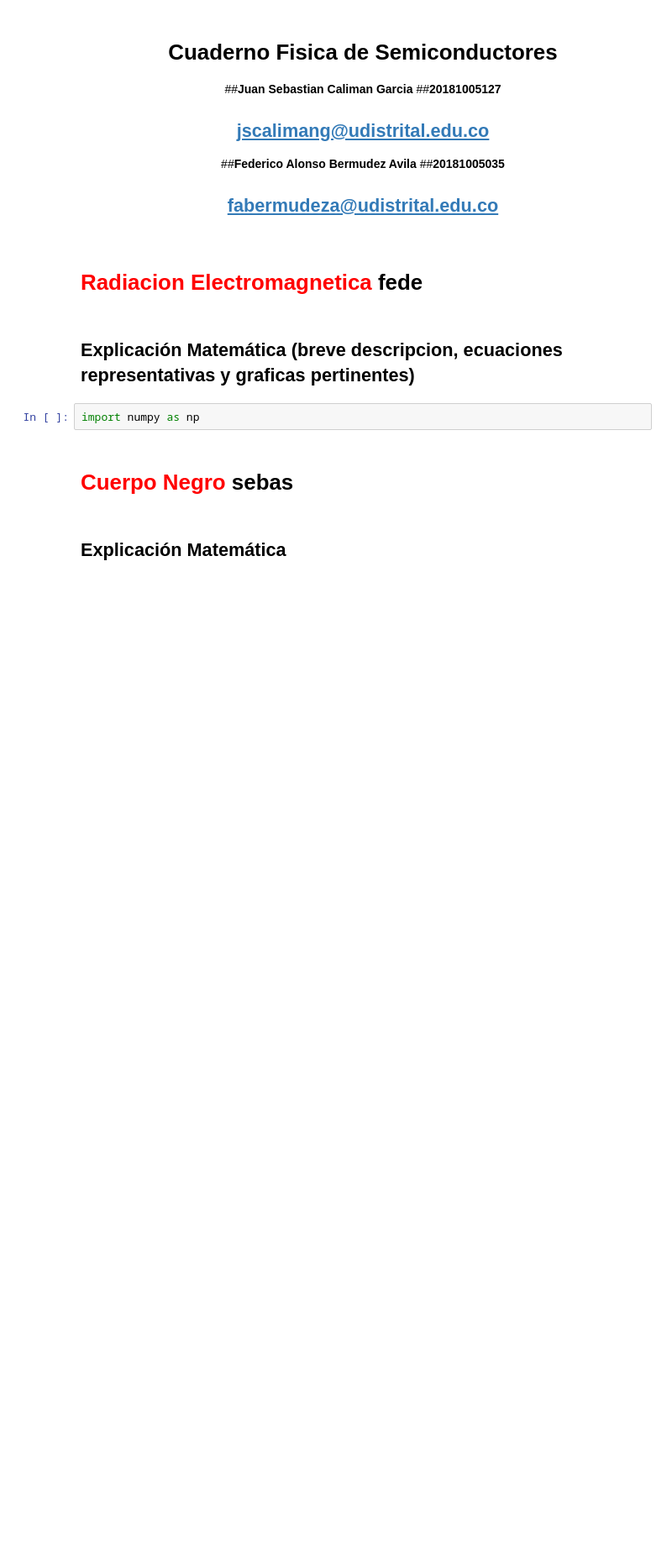
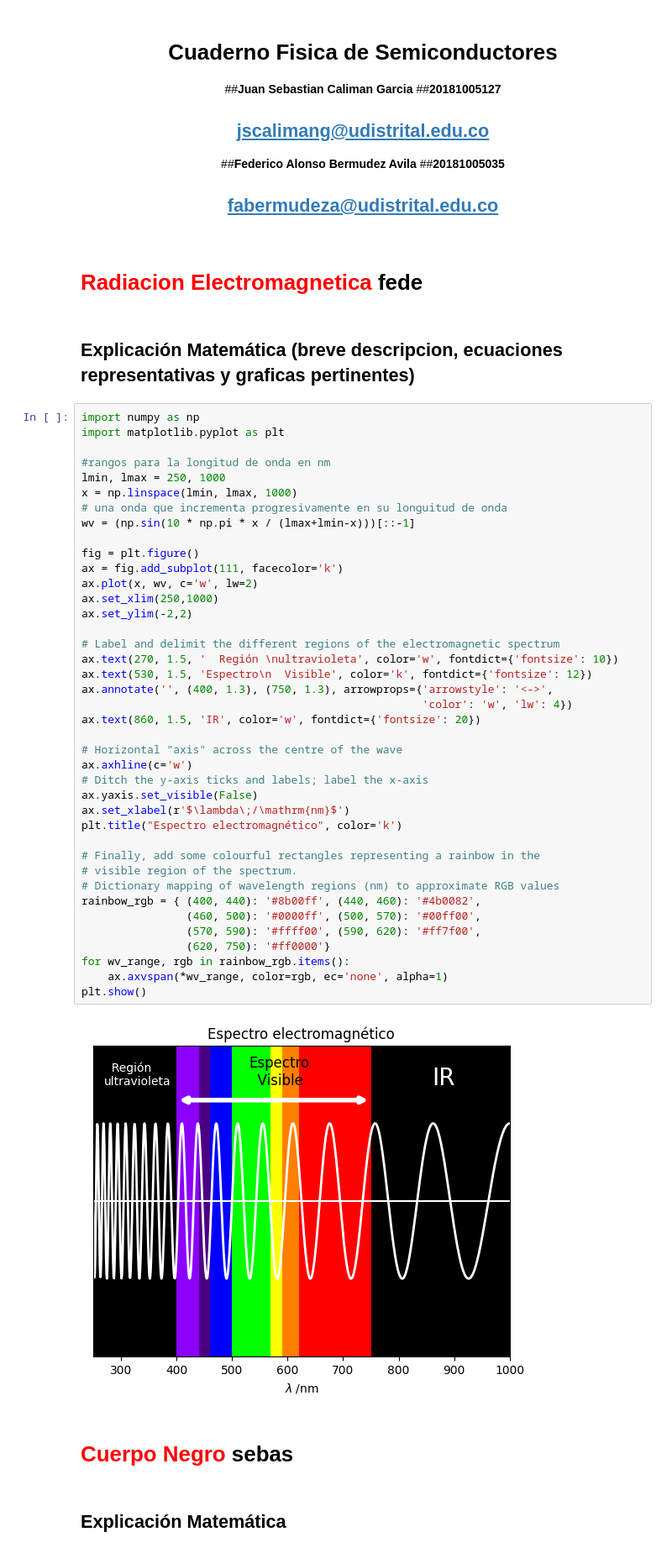
Before and after one commit to womber21/Fisica, a Jupyter notebook: FSemico_JC_FB.ipynb, the cells around one changed output. Shown: that part at 84% size. Saved outputs shown, nothing was run; the diff lists cells and outputs as text; blank space fills up the shorter version.

```diff
--- a/FSemico_JC_FB.ipynb
+++ b/FSemico_JC_FB.ipynb
@@ -32,8 +32,48 @@ Créditos: @Prof.Feynman
 
 
 ## **Explicación Matemática** (breve descripcion, ecuaciones representativas y graficas pertinentes)
-# %%
-import numpy as np
+# %%
+import numpy as np
+import matplotlib.pyplot as plt
+
+#rangos para la longitud de onda en nm
+lmin, lmax = 250, 1000
+x = np.linspace(lmin, lmax, 1000)
+# una onda que incrementa progresivamente en su longuitud de onda
+wv = (np.sin(10 * np.pi * x / (lmax+lmin-x)))[::-1]
+
+fig = plt.figure()
+ax = fig.add_subplot(111, facecolor='k')
+ax.plot(x, wv, c='w', lw=2)
+ax.set_xlim(250,1000)
+ax.set_ylim(-2,2)
+
+# Label and delimit the different regions of the electromagnetic spectrum
+ax.text(270, 1.5, '  Región \nultravioleta', color='w', fontdict={'fontsize': 10})
+ax.text(530, 1.5, 'Espectro\n  Visible', color='k', fontdict={'fontsize': 12})
+ax.annotate('', (400, 1.3), (750, 1.3), arrowprops={'arrowstyle': '<->',
+                                                    'color': 'w', 'lw': 4})
+ax.text(860, 1.5, 'IR', color='w', fontdict={'fontsize': 20})
+
+# Horizontal "axis" across the centre of the wave
+ax.axhline(c='w')
+# Ditch the y-axis ticks and labels; label the x-axis
+ax.yaxis.set_visible(False)
+ax.set_xlabel(r'$\lambda\;/\mathrm{nm}$')
+plt.title("Espectro electromagnético", color='k')
+
+# Finally, add some colourful rectangles representing a rainbow in the
+# visible region of the spectrum.
+# Dictionary mapping of wavelength regions (nm) to approximate RGB values
+rainbow_rgb = { (400, 440): '#8b00ff', (440, 460): '#4b0082',
+                (460, 500): '#0000ff', (500, 570): '#00ff00',
+                (570, 590): '#ffff00', (590, 620): '#ff7f00',
+                (620, 750): '#ff0000'}
+for wv_range, rgb in rainbow_rgb.items():
+    ax.axvspan(*wv_range, color=rgb, ec='none', alpha=1)
+plt.show()
+# %% [output]
+[figure, added]
 # %% [markdown]
 # **<font color='red'>Cuerpo Negro</font>** sebas
 # %% [markdown]
```
